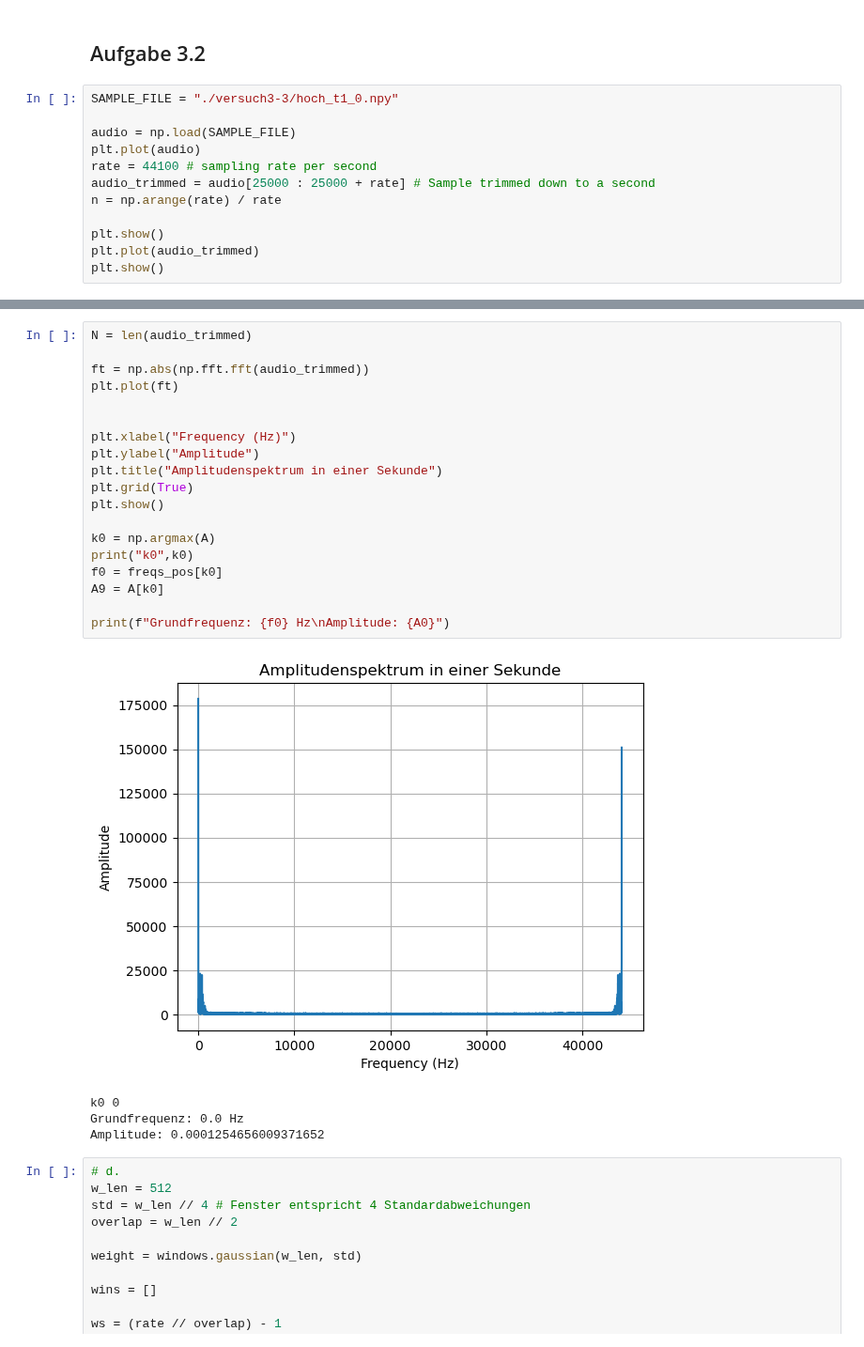
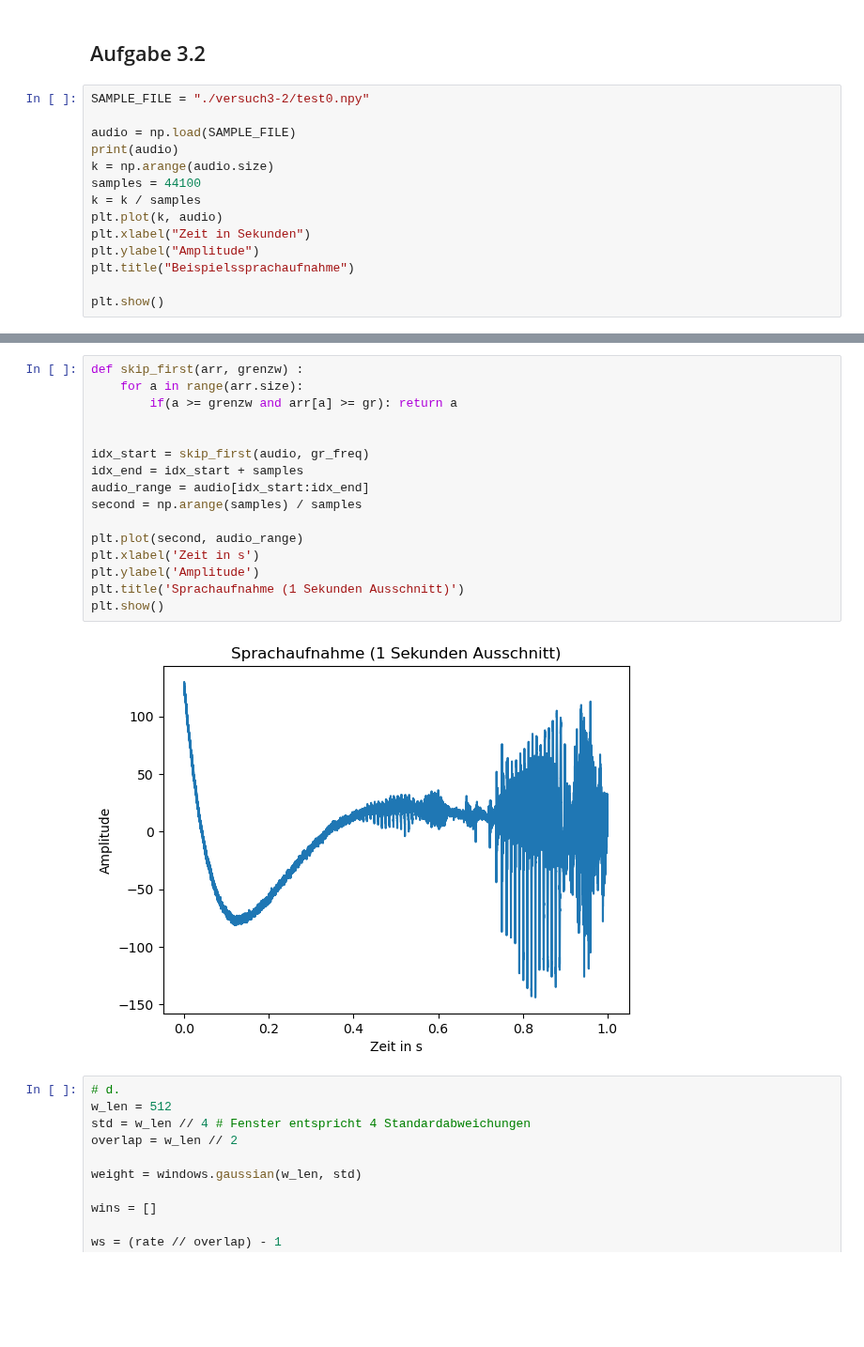
Before and after one commit to Guakocius/htwg, a Jupyter notebook: sem3/tgki/versuch3/main.ipynb, the cells around one changed output, grey strips where cells are left out. Shown at 94% size. Saved outputs shown, nothing was run; the diff lists cells and outputs as text; blank space fills up the shorter version.

```diff
--- a/sem3/tgki/versuch3/main.ipynb
+++ b/sem3/tgki/versuch3/main.ipynb
@@ -72,15 +62,17 @@ Amplitude: 0.0001254656009371652
 # %% [markdown]
 ## Aufgabe 3.2
 # %%
-SAMPLE_FILE = "./versuch3-3/hoch_t1_0.npy"
+SAMPLE_FILE = "./versuch3-2/test0.npy"
 
 audio = np.load(SAMPLE_FILE)
-plt.plot(audio)
-rate = 44100 # sampling rate per second
-audio_trimmed = audio[25000 : 25000 + rate] # Sample trimmed down to a second
-n = np.arange(rate) / rate
+print(audio)
+k = np.arange(audio.size)
+samples = 44100
+k = k / samples
+plt.plot(k, audio)
+plt.xlabel("Zeit in Sekunden")
+plt.ylabel("Amplitude")
+plt.title("Beispielssprachaufnahme")
 
 plt.show()
-plt.plot(audio_trimmed)
-plt.show()
 # %% [output]
@@ -89,27 +81,21 @@ plt.show()
 # %%
-N = len(audio_trimmed)
-
-ft = np.abs(np.fft.fft(audio_trimmed))
-plt.plot(ft)
+def skip_first(arr, grenzw) :
+    for a in range(arr.size):
+        if(a >= grenzw and arr[a] >= gr): return a
 
 
-plt.xlabel("Frequency (Hz)")
-plt.ylabel("Amplitude")
-plt.title("Amplitudenspektrum in einer Sekunde")
-plt.grid(True)
+idx_start = skip_first(audio, gr_freq)
+idx_end = idx_start + samples
+audio_range = audio[idx_start:idx_end]
+second = np.arange(samples) / samples
+
+plt.plot(second, audio_range)
+plt.xlabel('Zeit in s')
+plt.ylabel('Amplitude')
+plt.title('Sprachaufnahme (1 Sekunden Ausschnitt)')
 plt.show()
-
-k0 = np.argmax(A)
-print("k0",k0)
-f0 = freqs_pos[k0]
-A9 = A[k0]
-
-print(f"Grundfrequenz: {f0} Hz\nAmplitude: {A0}")
 # %% [output]
-[figure, old version]
+[figure, new version]
-k0 0
-Grundfrequenz: 0.0 Hz
-Amplitude: 0.0001254656009371652
 # %%
 # d.
 w_len = 512
```
Also changed, not shown: parts of 3 cells of this notebook.
